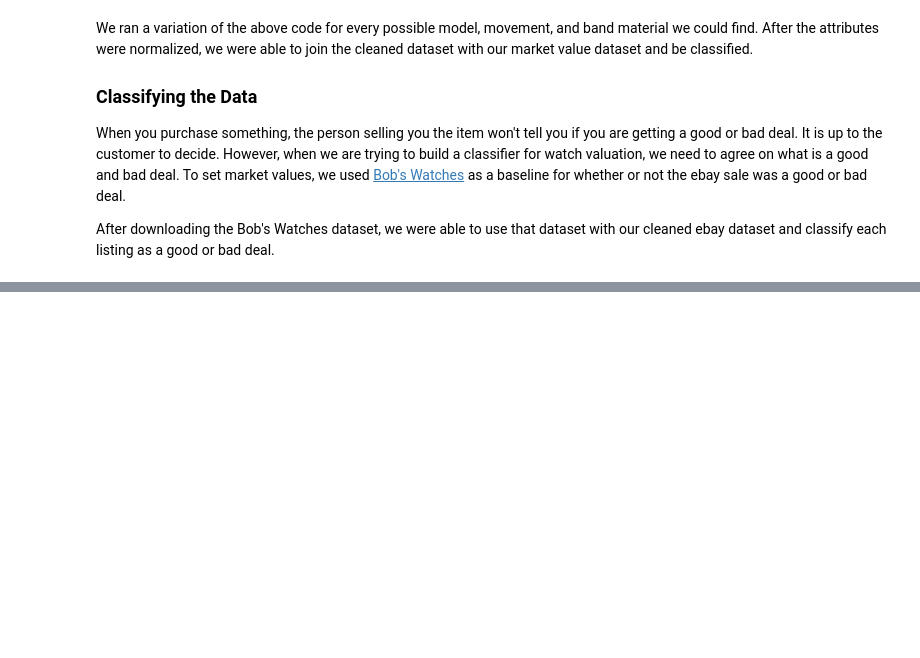
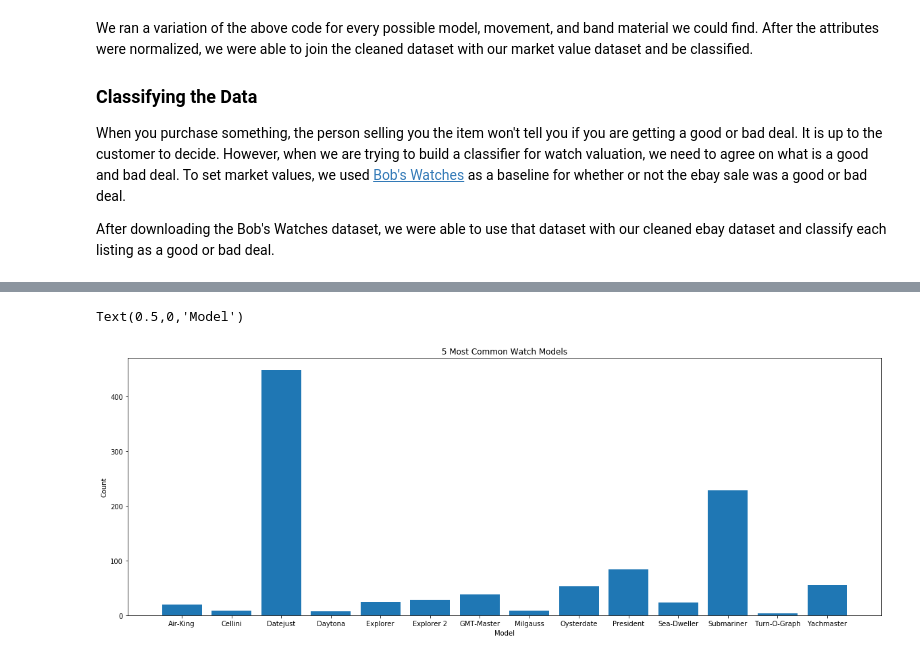
Before and after one commit to tmckenzie2/Tom-Eddy_Project, a Jupyter notebook: watch_dealer.ipynb, the cells around one changed output, grey strips where cells are left out. Drawn from its saved outputs; the diff is of its cells as text; code cells hidden in the pictures; blank space fills up the shorter version.

Commit message:
Added Visualizations

```diff
--- a/watch_dealer.ipynb
+++ b/watch_dealer.ipynb
@@ -186,0 +191,24 @@ def classify_deal():
+# %%
+import matplotlib.pyplot as plt
+import utils as u
+import operator
+
+# Variables
+myList = u.read_csv('final_training_dataset.csv')
+attribute = 'model'
+title = '5 Most Common Watch Models'
+xlabel = 'Count'
+ylabel = 'Model'
+
+plt.figure(figsize=(20, 7))
+data = myList[1:]
+col_index = u.get_index(myList, attribute)
+x, y = u.get_frequencies(data, col_index)
+
+plt.bar(x, y)
+plt.title(title.title())
+plt.ylabel(xlabel.title())
+plt.xlabel(ylabel.title())
+# %% [output]
+Text(0.5,0,'Model')
+[figure, added]
```
Also changed, not shown: parts of 5 cells of this notebook, 4 other files.
